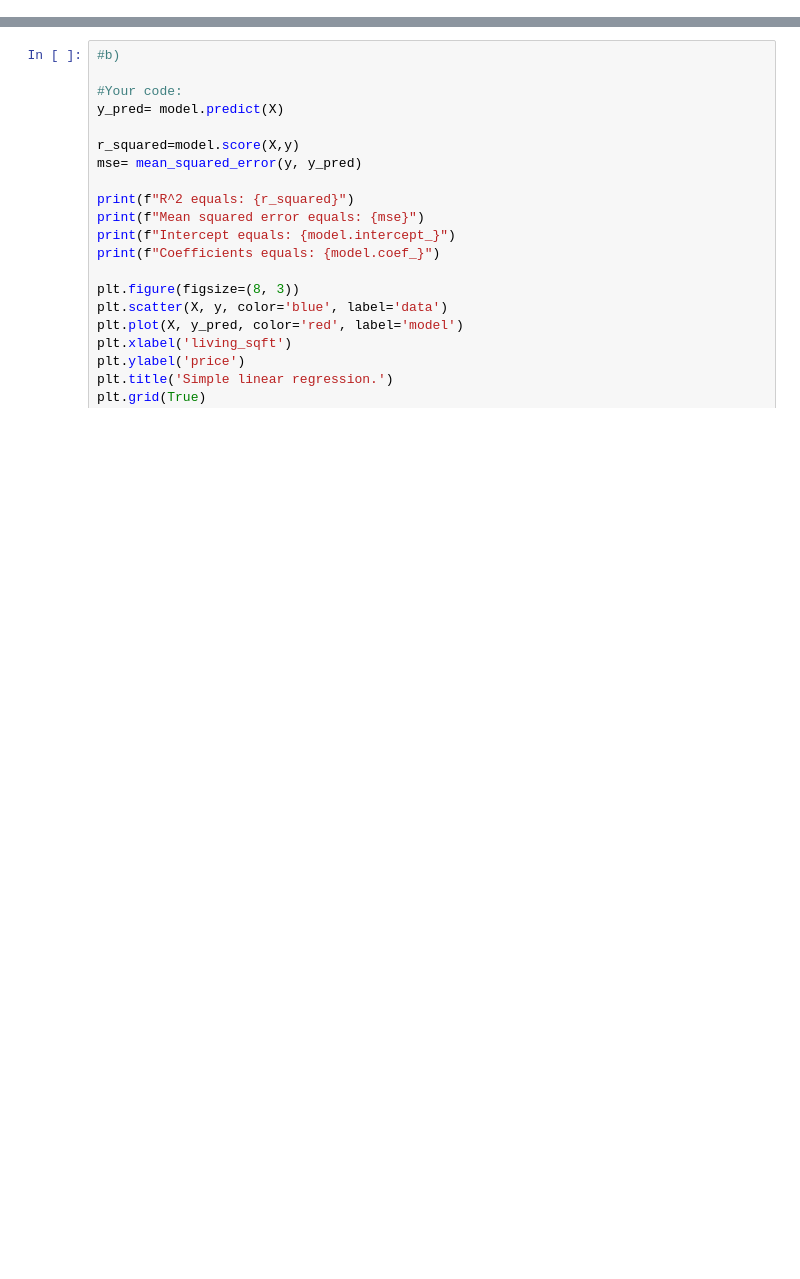
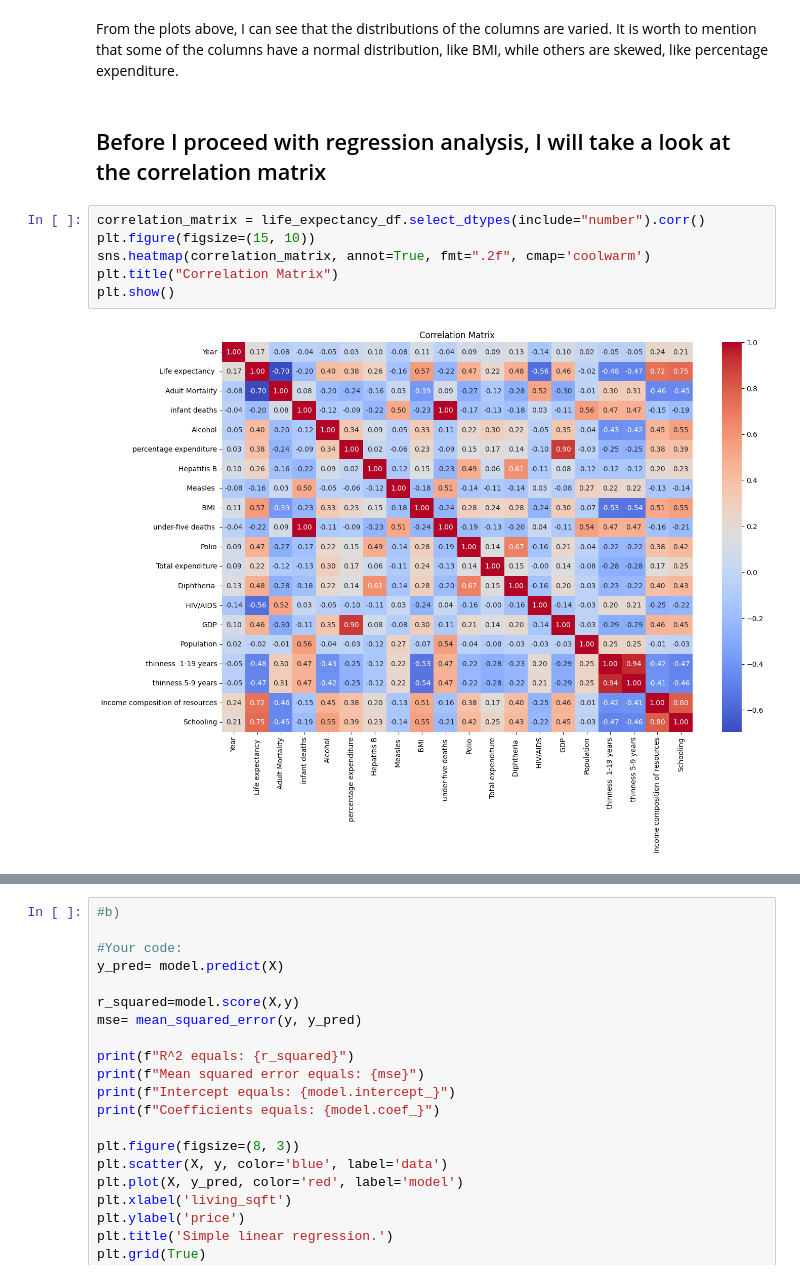
Before and after one commit to Falanger-debug/Data-Analyticts, a Jupyter notebook: Regression - advanced/Lizak_Lukasz_Advanced_2/Lizak__Lukasz_Regression_advanced.ipynb, the cells around one changed output, grey strips where cells are left out. Cells and saved outputs as stored; diff of their text form; blank space fills up the shorter version.

```diff
--- a/Regression - advanced/Lizak_Lukasz_Advanced_2/Lizak__Lukasz_Regression_advanced.ipynb
+++ b/Regression - advanced/Lizak_Lukasz_Advanced_2/Lizak__Lukasz_Regression_advanced.ipynb
@@ -61,0 +139,12 @@ So, I will start by analyzing something else.
+# %% [markdown]
+From the plots above, I can see that the distributions of the columns are varied. It is worth to mention that some of the columns have a normal distribution, like BMI, while others are skewed, like percentage expenditure.
+# %% [markdown]
+## Before I proceed with regression analysis, I will take a look at the correlation matrix
+# %%
+correlation_matrix = life_expectancy_df.select_dtypes(include="number").corr()
+plt.figure(figsize=(15, 10))
+sns.heatmap(correlation_matrix, annot=True, fmt=".2f", cmap='coolwarm')
+plt.title("Correlation Matrix")
+plt.show()
+# %% [output]
+[figure, added]
```
Also changed, not shown: parts of 18 cells of this notebook, 4 other files.
